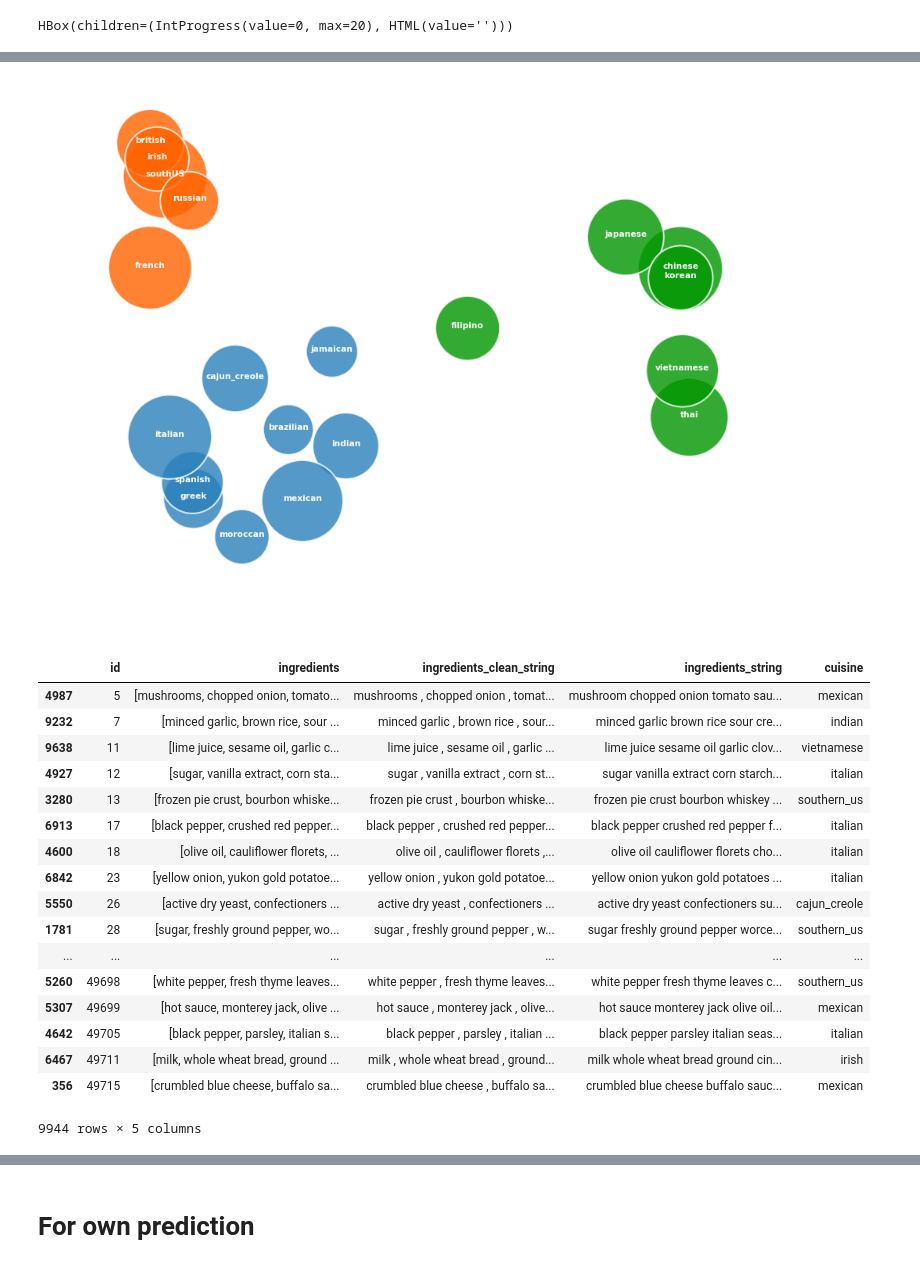
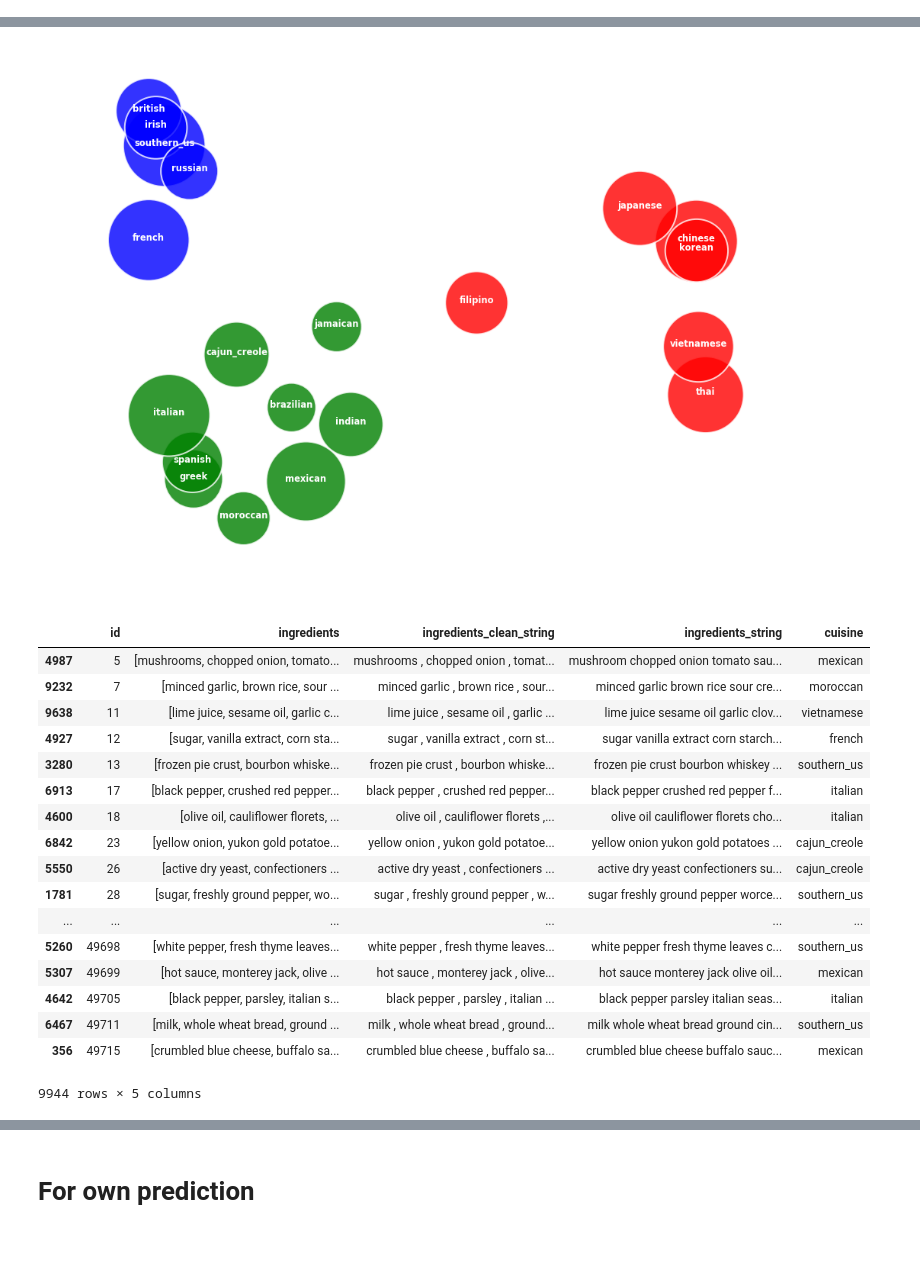
Before and after one commit to m-mazurkiewicz/AnalysisOfUnstructuredData, a Jupyter notebook: Project/NotebookForProject.ipynb, the cells around one changed output, grey strips where cells are left out. Saved outputs shown, nothing was run; the diff lists cells and outputs as text; code cells hidden in the pictures.

```diff
--- a/Project/NotebookForProject.ipynb
+++ b/Project/NotebookForProject.ipynb
@@ -87,8 +92,8 @@ def create_dict_cuisine_ingred(json):
         # just changing the name of one of the cuisines so
         # it is more readable in the final visualization
         cuisine = json[i]['cuisine']
-        if cuisine == 'southern_us':
-            cuisine = 'southUS'
+#         if cuisine == 'southern_us':
+#             cuisine = 'southUS'
 
         ingredientsPerCuisine = json[i]['ingredients']
 
@@ -240,14 +245,14 @@ import matplotlib.pyplot as plt
 
 rdata = reduced_data
 i=0
-figureRatios = (15,20)
+figureRatios = (15,10)
 x = []
 y = []
 color = []
 area = []
 
 #creating a color palette:
-colorPalette = ['#009600','#2980b9', '#ff6300','#2c3e50', '#660033']
+colorPalette = ['blue','green', 'red','#2c3e50', '#660033']
 # green,blue, orange, grey, purple
 
 plt.figure(1, figsize=figureRatios)
@@ -258,17 +263,19 @@ for data in rdata:
     color.append(colorPalette[labels[i]])
     area.append(effect_on_cluster[i]*27000) # magnifying the bubble's sizes (all by the same unit)
     # plotting the name of the cuisine:
-    text(data[0], data[1], cuisines[i], size=10.6,horizontalalignment='center', fontweight = 'bold', color='w')
+    text(data[0], data[1], cuisines[i], size=11.5,horizontalalignment='center', fontweight = 'bold', color='w')
     i += 1
 
 plt.scatter(x, y, c=color, s=area, linewidths=2, edgecolor='w', alpha=0.80)
 
-plt.axis([-0.45,0.65,-0.55,0.55])
+# plt.axis([-0.45,0.65,-0.55,0.55])
 plt.axes().set_aspect(0.8, 'box')
 
 plt.xlabel('PC1')
 plt.ylabel('PC2')
 plt.axis('off') # removing the PC axes
+plt.tight_layout(pad = 0)
+plt.savefig('cuisines_clusters.png')
 
 plt.show()
 # %% [output]
@@ -276 +283,0 @@ HBox(children=(IntProgress(value=0, max=39774), HTML(value='')))
-HBox(children=(IntProgress(value=0, max=20), HTML(value='')))
@@ -279,4 +284,4 @@ Adding an axes using the same arguments as a previous axes currently reuses the
-[figure, old version]
+[figure, new version]
 # %%
 traindf = pd.read_json("train.json")
 testdf = pd.read_json("test.json")
@@ -304,12 +309,13 @@ predictors_ts = tfidfts
 
 #classifier = LinearSVC(C=0.80, penalty="l2", dual=False)
 parameters = {'C':[1, 10]}
-#clf = LinearSVC()
-clf = LogisticRegression()
+clf = RandomForestClassifier()
+# clf = LogisticRegression()
 
-classifier = GridSearchCV(clf, parameters)
+# classifier = GridSearchCV(clf, parameters)
 
-classifier=classifier.fit(predictors_tr,targets_tr)
+classifier=clf.fit(predictors_tr,targets_tr)
+# classifier=classifier.fit(predictors_tr,targets_tr)
 
 predictions=classifier.predict(predictors_ts)
 testdf['cuisine'] = predictions
@@ -317,19 +323,19 @@ testdf.sort_values('id')
 # %% [output]
 |  | id | ingredients | ingredients_clean_string | ingredients_string | cuisine |
 | 4987 | 5 | [mushrooms, chopped onion, tomato... | mushrooms , chopped onion , tomat... | mushroom chopped onion tomato sau... | mexican |
-| 9232 | 7 | [minced garlic, brown rice, sour ... | minced garlic , brown rice , sour... | minced garlic brown rice sour cre... | indian |
+| 9232 | 7 | [minced garlic, brown rice, sour ... | minced garlic , brown rice , sour... | minced garlic brown rice sour cre... | moroccan |
 | 9638 | 11 | [lime juice, sesame oil, garlic c... | lime juice , sesame oil , garlic ... | lime juice sesame oil garlic clov... | vietnamese |
-| 4927 | 12 | [sugar, vanilla extract, corn sta... | sugar , vanilla extract , corn st... | sugar vanilla extract corn starch... | italian |
+| 4927 | 12 | [sugar, vanilla extract, corn sta... | sugar , vanilla extract , corn st... | sugar vanilla extract corn starch... | french |
 | 3280 | 13 | [frozen pie crust, bourbon whiske... | frozen pie crust , bourbon whiske... | frozen pie crust bourbon whiskey ... | southern_us |
 | 6913 | 17 | [black pepper, crushed red pepper... | black pepper , crushed red pepper... | black pepper crushed red pepper f... | italian |
 | 4600 | 18 | [olive oil, cauliflower florets, ... | olive oil , cauliflower florets ,... | olive oil cauliflower florets cho... | italian |
-| 6842 | 23 | [yellow onion, yukon gold potatoe... | yellow onion , yukon gold potatoe... | yellow onion yukon gold potatoes ... | italian |
+| 6842 | 23 | [yellow onion, yukon gold potatoe... | yellow onion , yukon gold potatoe... | yellow onion yukon gold potatoes ... | cajun_creole |
 | 5550 | 26 | [active dry yeast, confectioners ... | active dry yeast , confectioners ... | active dry yeast confectioners su... | cajun_creole |
 | 1781 | 28 | [sugar, freshly ground pepper, wo... | sugar , freshly ground pepper , w... | sugar freshly ground pepper worce... | southern_us |
 | ... | ... | ... | ... | ... | ... |
 | 5260 | 49698 | [white pepper, fresh thyme leaves... | white pepper , fresh thyme leaves... | white pepper fresh thyme leaves c... | southern_us |
 | 5307 | 49699 | [hot sauce, monterey jack, olive ... | hot sauce , monterey jack , olive... | hot sauce monterey jack olive oil... | mexican |
 | 4642 | 49705 | [black pepper, parsley, italian s... | black pepper , parsley , italian ... | black pepper parsley italian seas... | italian |
-| 6467 | 49711 | [milk, whole wheat bread, ground ... | milk , whole wheat bread , ground... | milk whole wheat bread ground cin... | irish |
+| 6467 | 49711 | [milk, whole wheat bread, ground ... | milk , whole wheat bread , ground... | milk whole wheat bread ground cin... | southern_us |
 | 356 | 49715 | [crumbled blue cheese, buffalo sa... | crumbled blue cheese , buffalo sa... | crumbled blue cheese buffalo sauc... | mexican |
 9944 rows × 5 columns
```
Also changed, not shown: parts of 5 cells of this notebook.
